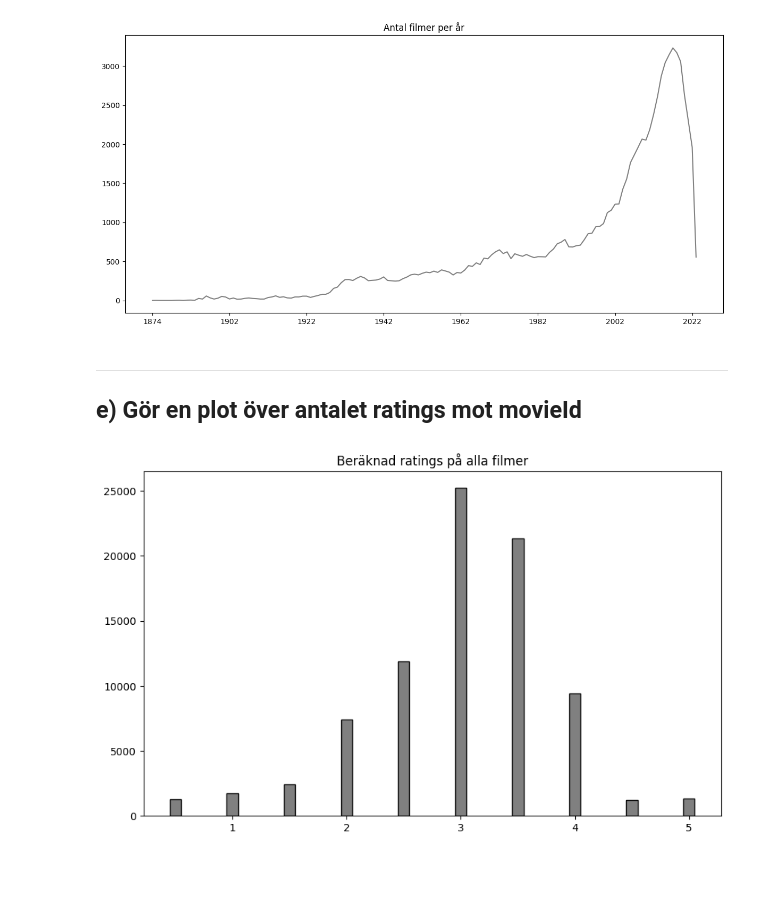
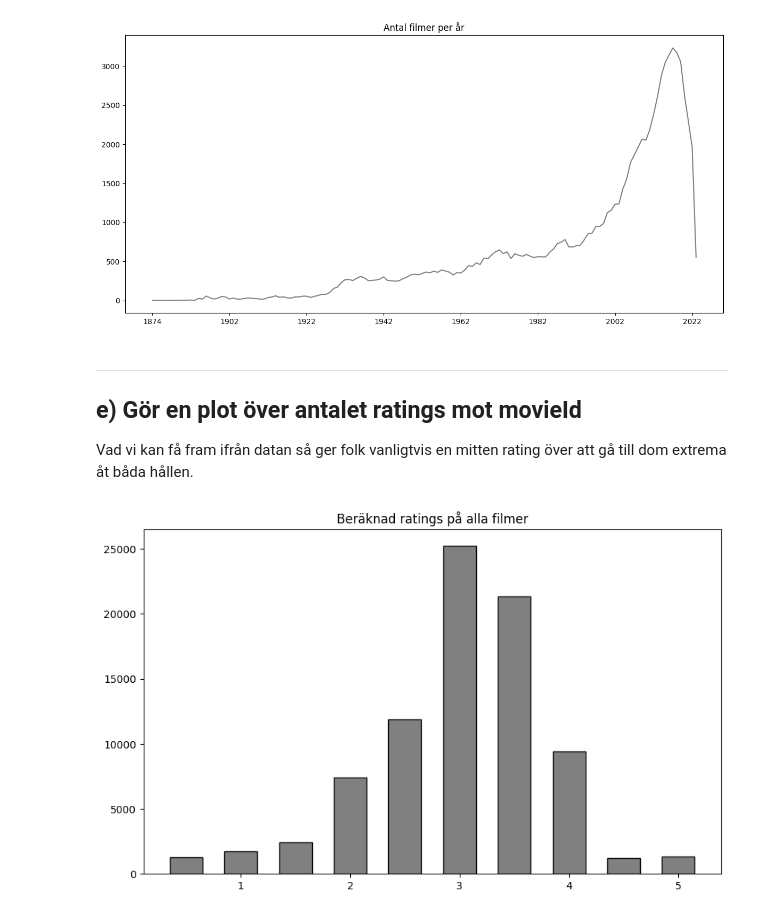
Before and after one commit to Markofbear/AI-Bjorn-Lagerblad-OPA23, a Jupyter notebook: labs/labb1/lab1.ipynb, the cells around one changed output. Cells and saved outputs as stored; diff of their text form; code cells hidden in the pictures; blank space fills up the shorter version.

```diff
--- a/labs/labb1/lab1.ipynb
+++ b/labs/labb1/lab1.ipynb
@@ -211,19 +210,21 @@ plt.show()
 ---
 
  ## e) Gör en plot över antalet ratings mot movieId
+
+ Vad vi kan få fram ifrån datan så ger folk vanligtvis en mitten rating över att gå till dom extrema åt båda hållen.
 # %%
 # Beräkna det genomsnittliga betyg för varje film.
 average_ratings = ratings_df.groupby("movieId")["rating"].mean()
 
 # Avrunda betyg till närmaste halva nummer.
 rounded_ratings = (average_ratings * 2).round() / 2
 
 # räkna på filmers rating, sortera därefter
 ratings_counts = rounded_ratings.value_counts().sort_index()
 
 plt.figure(figsize=(10, 6))
-plt.bar(ratings_counts.index, ratings_counts.values, color="grey", edgecolor="black", width=0.1)
+plt.bar(ratings_counts.index, ratings_counts.values, color="grey", edgecolor="black", width=0.3)
 plt.title("Beräknad ratings på alla filmer")
 plt.show()
 # %% [output]
-[figure, old version]
+[figure, new version]
```
Also changed, not shown: parts of 4 cells of this notebook.
